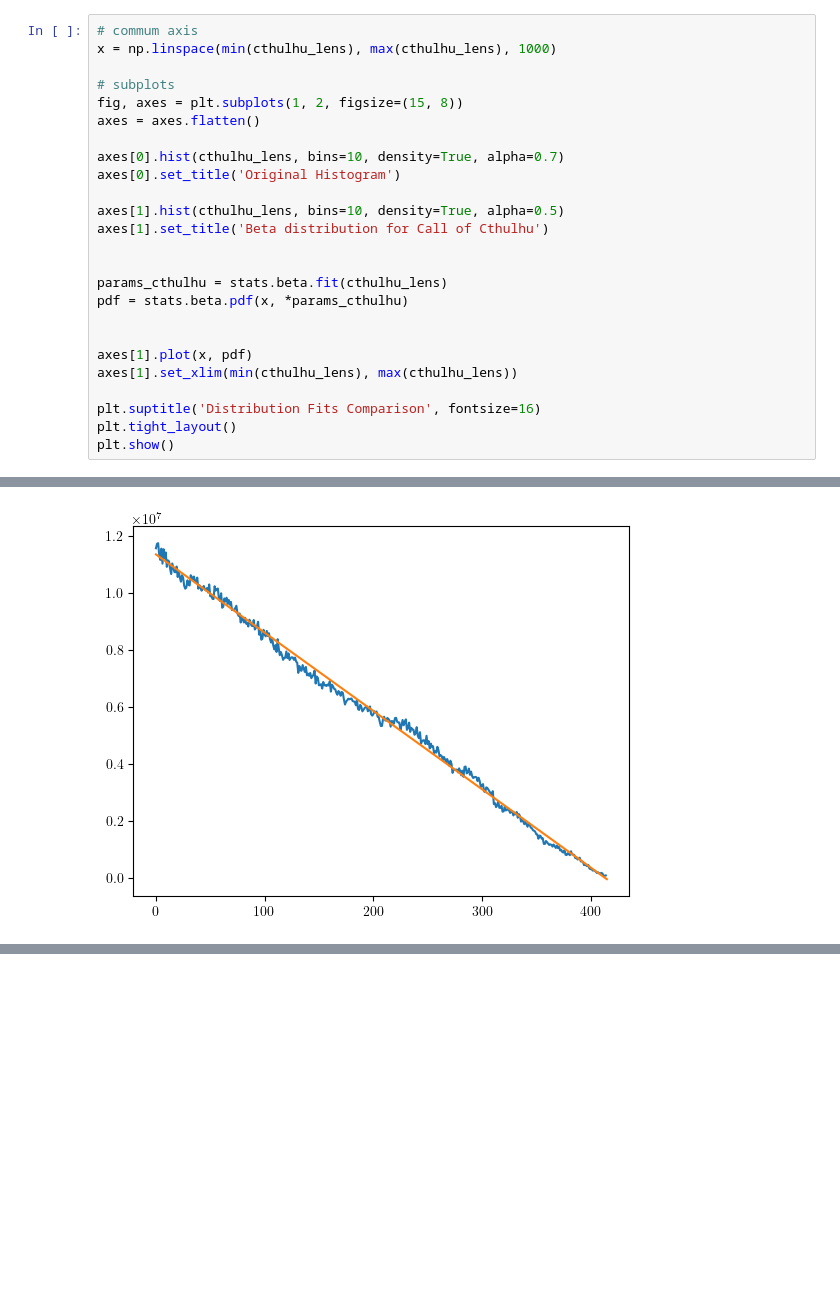
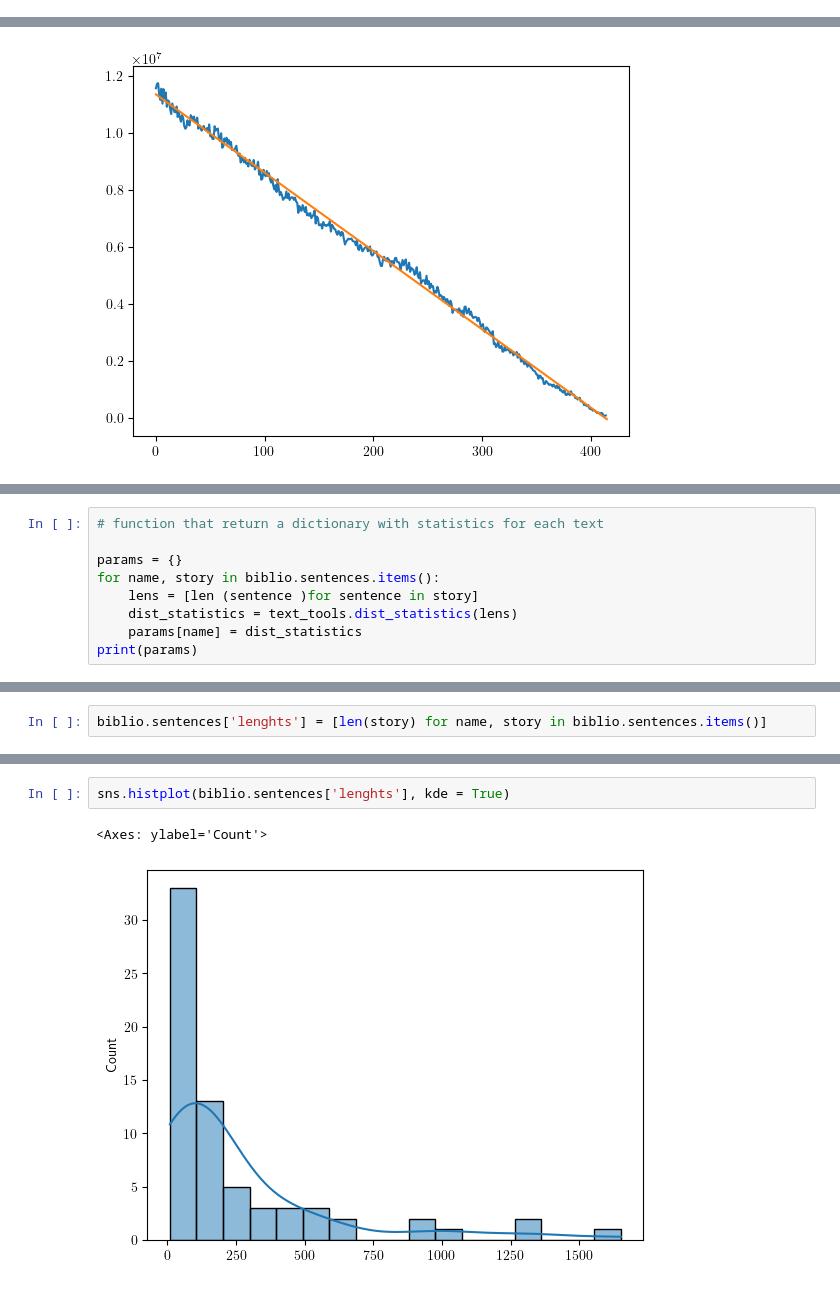
Before and after one commit to LFD103108/lovecraft, a Jupyter notebook: notebooks/05_text_analysis.ipynb, the cells around one changed output, grey strips where cells are left out. Saved outputs shown, nothing was run; the diff lists cells and outputs as text; blank space fills up the shorter version.

```diff
--- a/notebooks/05_text_analysis.ipynb
+++ b/notebooks/05_text_analysis.ipynb
@@ -466,25 +475,0 @@ Now we can proceed to the curve fitting. One distribution that feels right for t
-# %%
-# commum axis
-x = np.linspace(min(cthulhu_lens), max(cthulhu_lens), 1000)
-
-# subplots
-fig, axes = plt.subplots(1, 2, figsize=(15, 8))
-axes = axes.flatten()
-
-axes[0].hist(cthulhu_lens, bins=10, density=True, alpha=0.7)
-axes[0].set_title('Original Histogram')
-
-axes[1].hist(cthulhu_lens, bins=10, density=True, alpha=0.5)
-axes[1].set_title('Beta distribution for Call of Cthulhu')
-
-
-params_cthulhu = stats.beta.fit(cthulhu_lens)
-pdf = stats.beta.pdf(x, *params_cthulhu)
-
-
-axes[1].plot(x, pdf)
-axes[1].set_xlim(min(cthulhu_lens), max(cthulhu_lens))
-
-plt.suptitle('Distribution Fits Comparison', fontsize=16)
-plt.tight_layout()
-plt.show()
@@ -770,0 +754,9 @@ plt.plot(lag_array, linear_fit[1]+linear_fit[0]*lag_array)
+# %%
+# function that return a dictionary with statistics for each text
+
+params = {}
+for name, story in biblio.sentences.items():
+    lens = [len (sentence )for sentence in story]
+    dist_statistics = text_tools.dist_statistics(lens)
+    params[name] = dist_statistics
+print(params)
@@ -770,0 +765,2 @@ plt.plot(lag_array, linear_fit[1]+linear_fit[0]*lag_array)
+# %%
+biblio.sentences['lenghts'] = [len(story) for name, story in biblio.sentences.items()]
@@ -770,0 +787,5 @@ plt.plot(lag_array, linear_fit[1]+linear_fit[0]*lag_array)
+# %%
+sns.histplot(biblio.sentences['lenghts'], kde = True)
+# %% [output]
+<Axes: ylabel='Count'>
+[figure, added]
```
Also changed, not shown: parts of 29 cells of this notebook, 1 other file.
